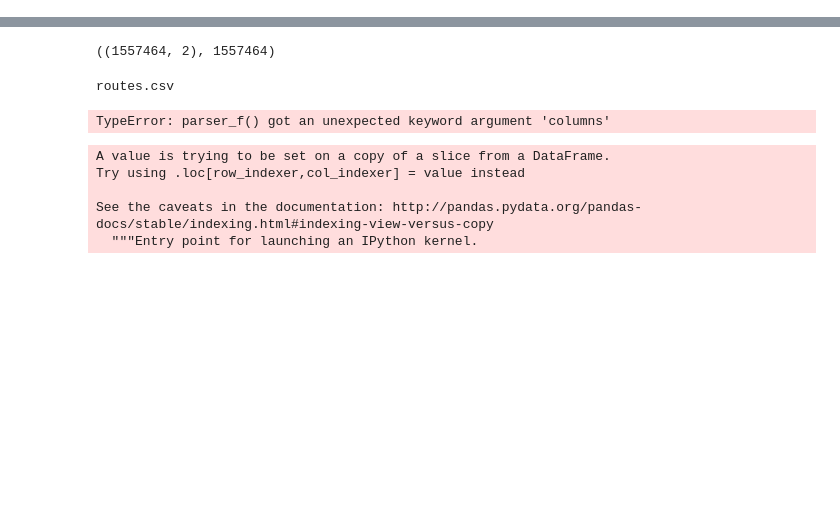
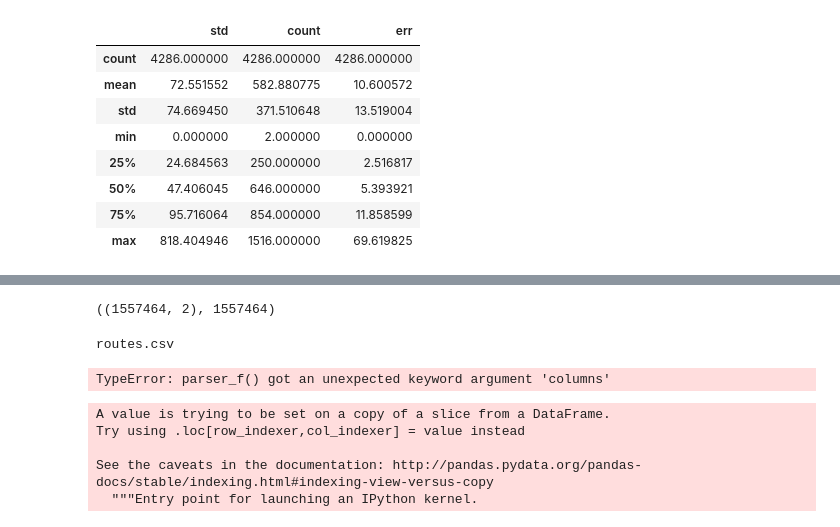
Before and after one commit to bilguunchinzorigEPFL/temtseen, a Jupyter notebook: src/Exploration.ipynb, the cells around one changed output, grey strips where cells are left out. Cells and saved outputs as stored; diff of their text form; code cells hidden in the pictures; blank space fills up the shorter version.

```diff
--- a/src/Exploration.ipynb
+++ b/src/Exploration.ipynb
@@ -4,0 +74,12 @@ import numpy as np
+# %%
+error95[error95["err"]<=70].describe()
+# %% [output]
+|  | std | count | err |
+| count | 4286.000000 | 4286.000000 | 4286.000000 |
+| mean | 72.551552 | 582.880775 | 10.600572 |
+| std | 74.669450 | 371.510648 | 13.519004 |
+| min | 0.000000 | 2.000000 | 0.000000 |
+| 25% | 24.684563 | 250.000000 | 2.516817 |
+| 50% | 47.406045 | 646.000000 | 5.393921 |
+| 75% | 95.716064 | 854.000000 | 11.858599 |
+| max | 818.404946 | 1516.000000 | 69.619825 |
```
Also changed, not shown: parts of 13 cells of this notebook, 12 other files.
